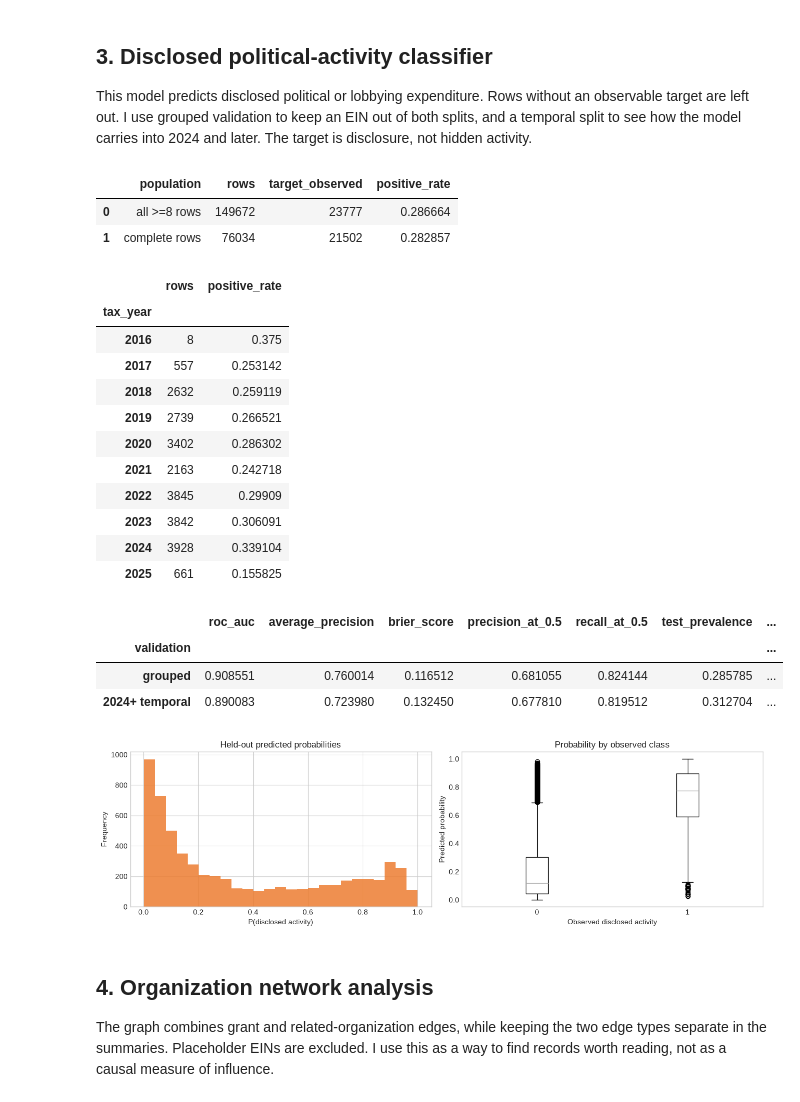
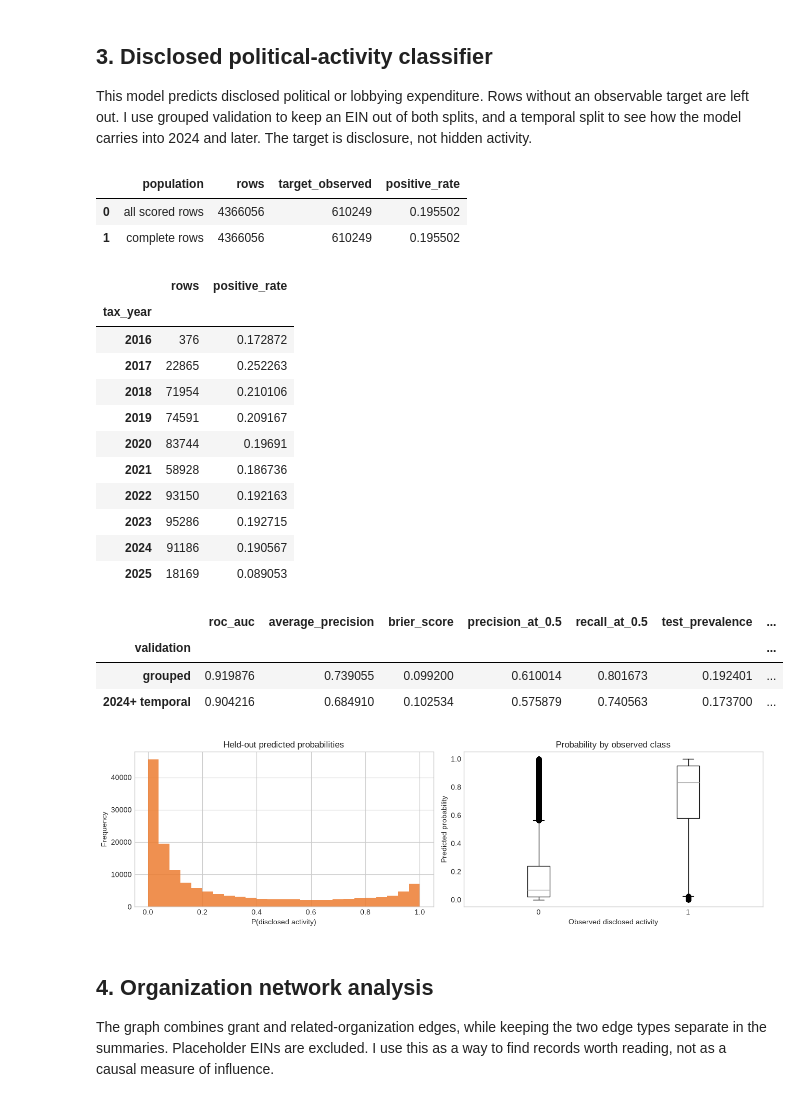
Before and after one commit to team-glass-house/influence-network, a Jupyter notebook: notebooks/transparency_index.ipynb, the cells around one changed output. Drawn from its saved outputs; the diff is of its cells as text; code cells hidden in the pictures.

```diff
--- a/notebooks/transparency_index.ipynb
+++ b/notebooks/transparency_index.ipynb
@@ -61,28 +60,15 @@ I keep the score provenance, raw covariates, website metadata, and component mis
 all_features = load_modeling_features(
     DB_PATH, complete_only=False, min_observed_components=None
 )
-complete = load_modeling_features(DB_PATH, complete_only=True)
-exploratory = load_modeling_features(
-    DB_PATH, complete_only=False, min_observed_components=8
-)
-sensitivity = load_modeling_features(
-    DB_PATH, complete_only=False, min_observed_components=7
-)
+complete = all_features
 
 populations = pd.DataFrame(
     [
         {"population": "all scored rows", "rows": len(all_features)},
         {"population": "complete", "rows": len(complete)},
-        {"population": ">=8 components", "rows": len(exploratory)},
-        {"population": ">=7 components", "rows": len(sensitivity)},
     ]
 )
 display(populations)
-assert not all_features.empty
-assert complete["complete"].eq(1).all()
-assert exploratory["observed_components"].ge(8).all()
-assert sensitivity["observed_components"].ge(7).all()
-assert all_features["observed_components"].between(1, 9).all()
 print("Feature contract checks passed.")
 # %% [output]
 |  | population | rows |
@@ -344,14 +322,14 @@ Relationship components are fully observed because the scoring query treats no q
 
 This model predicts disclosed political or lobbying expenditure. Rows without an observable target are left out. I use grouped validation to keep an EIN out of both splits, and a temporal split to see how the model carries into 2024 and later. The target is disclosure, not hidden activity.
 # %%
-target_observed = exploratory["political_activity_target"].notna()
+target_observed = all_features["political_activity_target"].notna()
 target_summary = pd.DataFrame(
     [
         {
-        "population": "all >=8 rows",
-        "rows": len(exploratory),
+        "population": "all scored rows",
+        "rows": len(all_features),
         "target_observed": int(target_observed.sum()),
-        "positive_rate": exploratory.loc[
+        "positive_rate": all_features.loc[
             target_observed, "political_activity_target"
         ].mean(),
         },
@@ -367,16 +345,16 @@ target_summary = pd.DataFrame(
 )
 display(target_summary)
 prevalence_by_year = (
-    exploratory.loc[target_observed]
+    all_features.loc[target_observed]
     .groupby("tax_year")["political_activity_target"]
     .agg(rows="size", positive_rate="mean")
 )
 display(prevalence_by_year)
 grouped_result = fit_political_activity_classifier(
-    exploratory, split_strategy="grouped"
+    all_features, split_strategy="grouped"
 )
 temporal_result = fit_political_activity_classifier(
-    exploratory, split_strategy="temporal", test_year=2024
+    all_features, split_strategy="temporal", test_year=2024
 )
 classifier_result = grouped_result
 model_metrics = pd.DataFrame(
@@ -392,52 +370,48 @@ model_metrics = pd.DataFrame(
             **temporal_result.metrics,
             "train_rows": temporal_result.train_rows,
             "test_rows": temporal_result.test_rows,
         },
     ]
 ).set_index("validation")
 display(model_metrics)
-assert grouped_result.train_rows > 0
-assert temporal_result.test_rows > 0
-assert 0 <= grouped_result.metrics["roc_auc"] <= 1
-assert 0 <= temporal_result.metrics["roc_auc"] <= 1
 
 predictions = grouped_result.predictions
 fig, axes = plt.subplots(1, 2, figsize=(13, 4))
 predictions["predicted_probability"].plot.hist(
     bins=25, ax=axes[0], color="#ed7d31", alpha=0.85
 )
 axes[0].set_title("Held-out predicted probabilities")
 axes[0].set_xlabel("P(disclosed activity)")
 predictions.boxplot(
     column="predicted_probability", by="observed", ax=axes[1], grid=False
 )
 axes[1].set_title("Probability by observed class")
 axes[1].set_xlabel("Observed disclosed activity")
 axes[1].set_ylabel("Predicted probability")
 fig.suptitle("")
 plt.tight_layout()
 plt.show()
 # %% [output]
 |  | population | rows | target_observed | positive_rate |
-| 0 | all >=8 rows | 149672 | 23777 | 0.286664 |
-| 1 | complete rows | 76034 | 21502 | 0.282857 |
+| 0 | all scored rows | 4366056 | 610249 | 0.195502 |
+| 1 | complete rows | 4366056 | 610249 | 0.195502 |
 |  | rows | positive_rate |
 | tax_year |  |  |
-| 2016 | 8 | 0.375 |
-| 2017 | 557 | 0.253142 |
-| 2018 | 2632 | 0.259119 |
-| 2019 | 2739 | 0.266521 |
-| 2020 | 3402 | 0.286302 |
-| 2021 | 2163 | 0.242718 |
-| 2022 | 3845 | 0.29909 |
-| 2023 | 3842 | 0.306091 |
-| 2024 | 3928 | 0.339104 |
-| 2025 | 661 | 0.155825 |
+| 2016 | 376 | 0.172872 |
+| 2017 | 22865 | 0.252263 |
+| 2018 | 71954 | 0.210106 |
+| 2019 | 74591 | 0.209167 |
+| 2020 | 83744 | 0.19691 |
+| 2021 | 58928 | 0.186736 |
+| 2022 | 93150 | 0.192163 |
+| 2023 | 95286 | 0.192715 |
+| 2024 | 91186 | 0.190567 |
+| 2025 | 18169 | 0.089053 |
 |  | roc_auc | average_precision | brier_score | precision_at_0.5 | recall_at_0.5 | test_prevalence | ... |
 | validation |  |  |  |  |  |  | ... |
-| grouped | 0.908551 | 0.760014 | 0.116512 | 0.681055 | 0.824144 | 0.285785 | ... |
-| 2024+ temporal | 0.890083 | 0.723980 | 0.132450 | 0.677810 | 0.819512 | 0.312704 | ... |
+| grouped | 0.919876 | 0.739055 | 0.099200 | 0.610014 | 0.801673 | 0.192401 | ... |
+| 2024+ temporal | 0.904216 | 0.684910 | 0.102534 | 0.575879 | 0.740563 | 0.173700 | ... |
-[figure, old version]
+[figure, new version]
 # %% [markdown]
 ## 4. Organization network analysis
 
```
Also changed, not shown: parts of 9 cells of this notebook, 5 other files.
